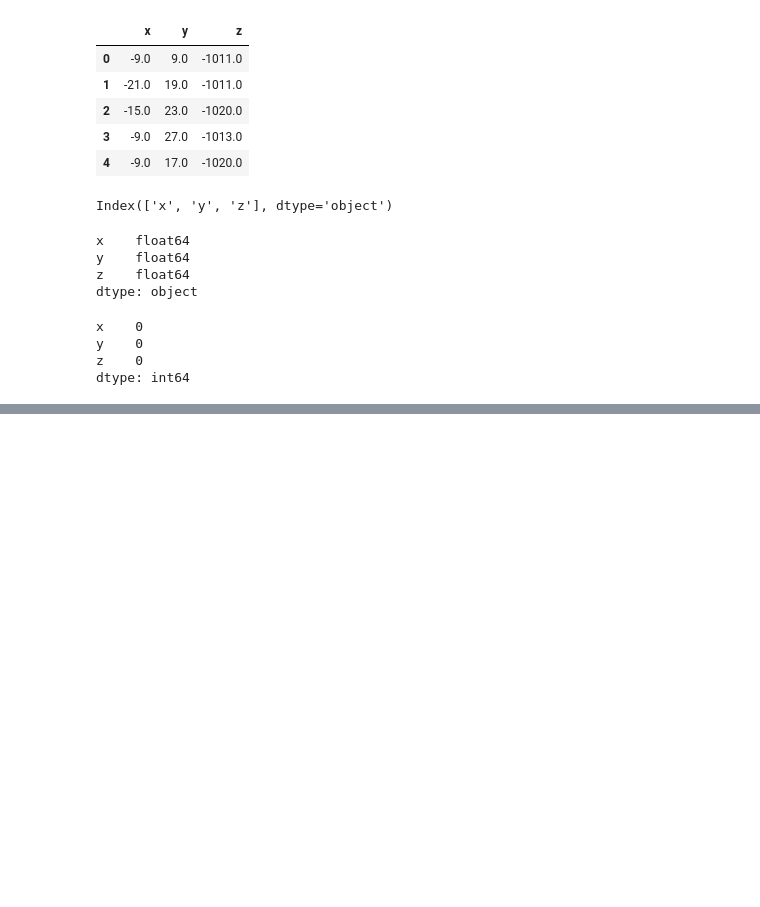
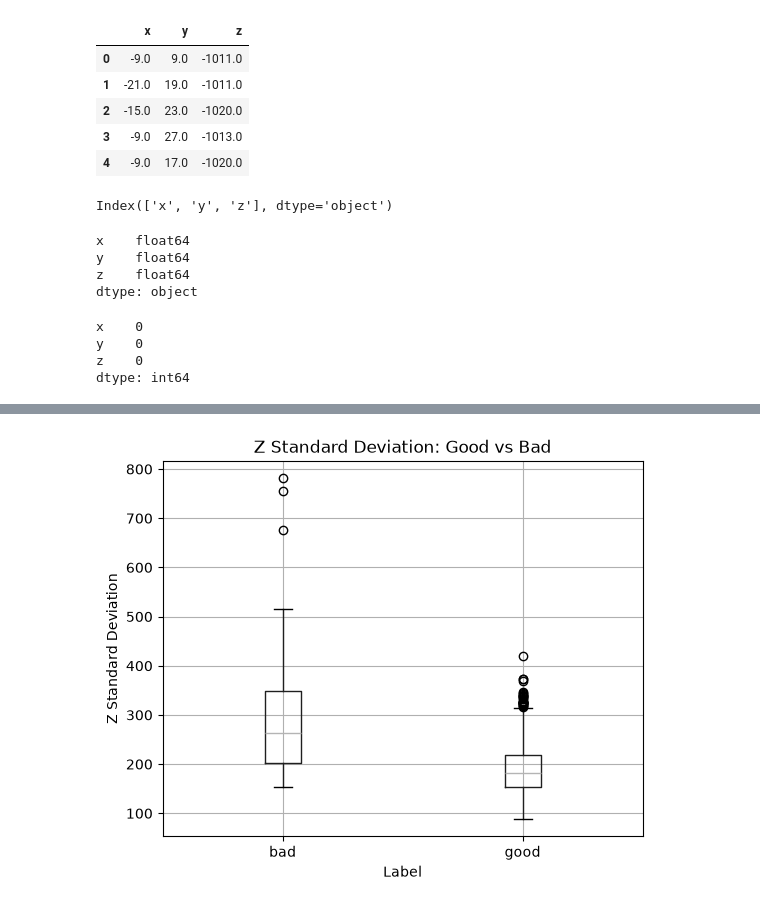
Before and after one commit to taruncodeplace6666/LTM_Multi-Agent-Predictive-Maintenance-Root-Cause-Analysis_T9943, a Jupyter notebook: notebooks/data_explorer.ipynb, the cells around one changed output, grey strips where cells are left out. Drawn from its saved outputs; the diff is of its cells as text; code cells hidden in the pictures; blank space fills up the shorter version.

```diff
--- a/notebooks/data_explorer.ipynb
+++ b/notebooks/data_explorer.ipynb
@@ -80,0 +238,31 @@ dtype: int64
+# %%
+feature_data = []
+
+for df, label in zip(X_data, y_data):
+
+    features = {
+        "x_mean": df["x"].mean(),
+        "x_std": df["x"].std(),
+        "x_min": df["x"].min(),
+        "x_max": df["x"].max(),
+
+        "y_mean": df["y"].mean(),
+        "y_std": df["y"].std(),
+        "y_min": df["y"].min(),
+        "y_max": df["y"].max(),
+
+        "z_mean": df["z"].mean(),
+        "z_std": df["z"].std(),
+        "z_min": df["z"].min(),
+        "z_max": df["z"].max(),
+
+        "n_samples": len(df),
+
+        "label": label
+    }
+
+    feature_data.append(features)
+# %%
+features_df = pd.DataFrame(feature_data)
+
+features_df.head()
@@ -80,0 +287,10 @@ dtype: int64
+# %%
+features_df.boxplot(column="z_std", by="label", figsize=(6, 5))
+
+plt.title("Z Standard Deviation: Good vs Bad")
+plt.suptitle("")
+plt.xlabel("Label")
+plt.ylabel("Z Standard Deviation")
+plt.show()
+# %% [output]
+[figure, added]
```
Also changed, not shown: parts of 20 cells of this notebook.
